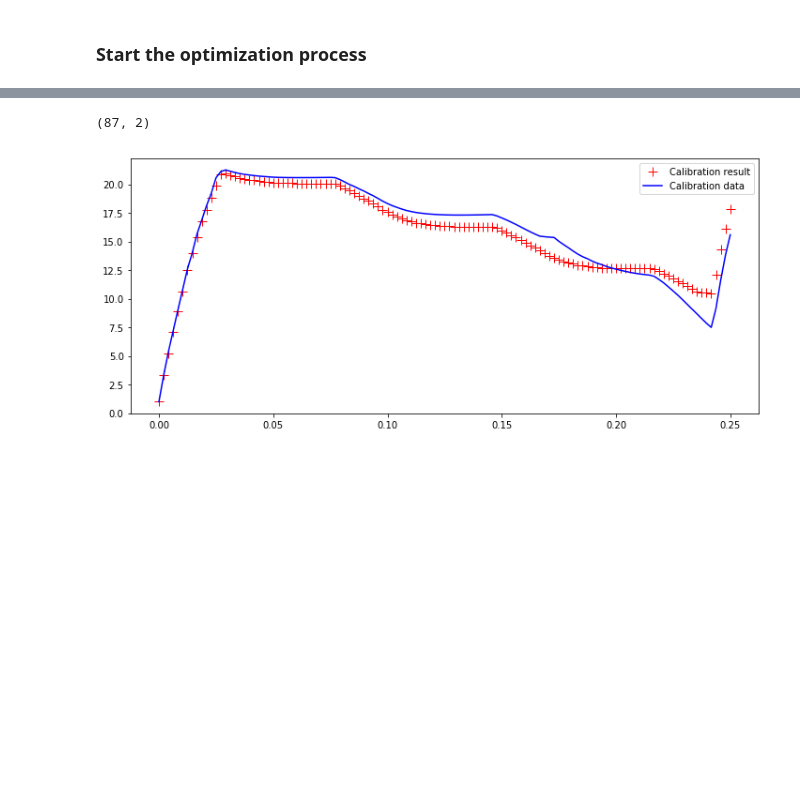
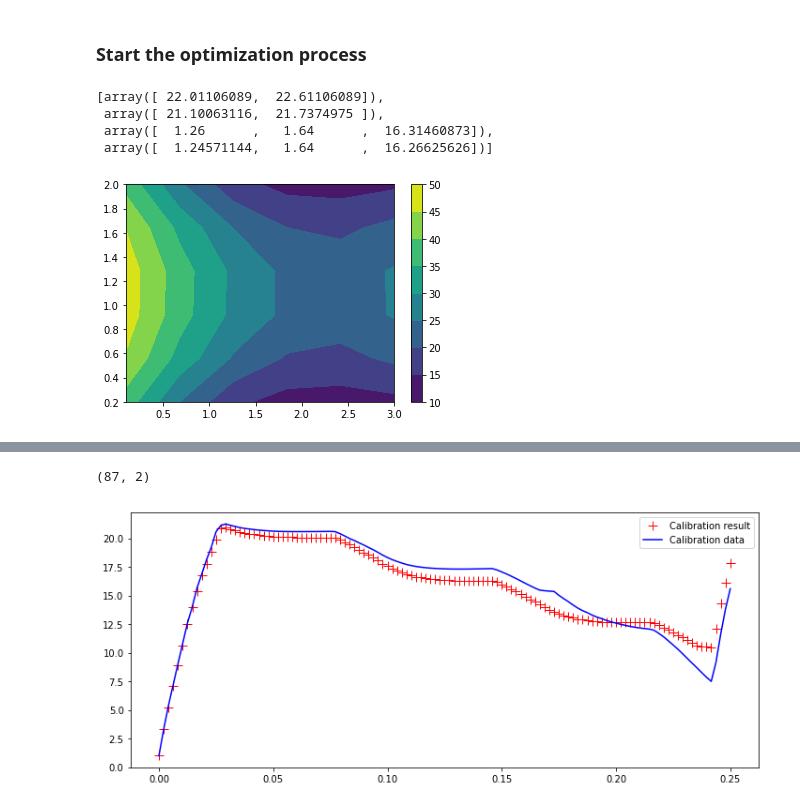
Before and after one commit to zerualem/SumoPython, a Jupyter notebook: Sumo model calibration.ipynb, the cells around one changed output, grey strips where cells are left out. Cells and saved outputs as stored; diff of their text form; code cells hidden in the pictures; blank space fills up the shorter version.

Commit message:
updated calibration model

```diff
--- a/Sumo model calibration.ipynb
+++ b/Sumo model calibration.ipynb
@@ -57,7 +57,7 @@ plt.show()
 # %% [output]
 [figure]
 # %%
-cal_data = import_data[:121] #(np.random.normal(-1,1,121))
+cal_data = np.array(import_data[:121])#(np.random.normal(-1,1,121))
 plt.figure(figsize=(12,4))
 plt.scatter(np.arange(121),cal_data)
 plt.plot(import_data[:121],'r')
@@ -84,7 +88,7 @@ def model(params):
     command=''
     #Convert internals to bounds
     #params=[0.5,1.2]
-    param=min+(np.sin(params)+1)*(max-min)/2
+    param=lower+(np.sin(params)+1)*(upper-lower)/2
 
     #Build the Sumo command
     for j in range(len(param)):
@@ -98,22 +102,40 @@ def model(params):
     sno2=[[] for i in range(6)]
     sno3=[[] for i in range(6)]
 
-    print("Evaluating the MODEL")
     sumo.run_model()
 
     while not sumo.simulation_finished:
             time.sleep(0.01)
 
     snh=np.array(snhx[0])
-
-    # Define the optimization function
-    # Which is the residuals sum squared (RSS)
-    rss=np.sqrt(sum((snh-cal_data)**2))
-    all_rss.append(rss)
+    #Check the length of the calibration data and model output are the same
+    tl=min(len(t), len(cal_data))
+    # Define the optimization function which is the residuals sum squared (RSS)
+    rss=np.sqrt(sum((snh[:tl]-cal_data[:tl])**2))
+    rss_p=np.concatenate((np.array(param),np.array([rss])),axis=0)
+    all_rss.append(rss_p.tolist())
+    print("Evaluating the MODEL",rss_p)
     return rss
 # %% [markdown]
 ### Start the optimization process
+# %%
+all_rss
+# %% [output]
+[array([ 22.01106089,  22.61106089]),
+ array([ 21.10063116,  21.7374975 ]),
+ array([  1.26      ,   1.64      ,  16.31460873]),
+ array([  1.24571144,   1.64      ,  16.26625626])]
 # %%
 x_params=[]
 def store_x(xx):
     x_params.append(xx.tolist())
+# %%
+#rss_data=np.array(all_rss[44:])
+x= np.linspace(0.1,3,6)
+y= np.linspace(0.2,2,6)
+smpl=[]
+rss_out=np.empty((len(x),len(y)))
+for i in range(len(x)):
+    for j in range(len(y)):
+        smpl.append([x[i],y[j]])
+        rss_out[i,j]=model([x[i],y[j]])
@@ -119,0 +144,12 @@ def store_x(xx):
+# %%
+import scipy as sp
+
+X, Y = np.meshgrid(x, y)
+fig= plt.figure()
+
+ct=plt.contourf(X, Y, rss_out)
+
+plt.colorbar()
+plt.show()
+# %% [output]
+[figure, added]
```
Also changed, not shown: parts of 11 cells of this notebook.
